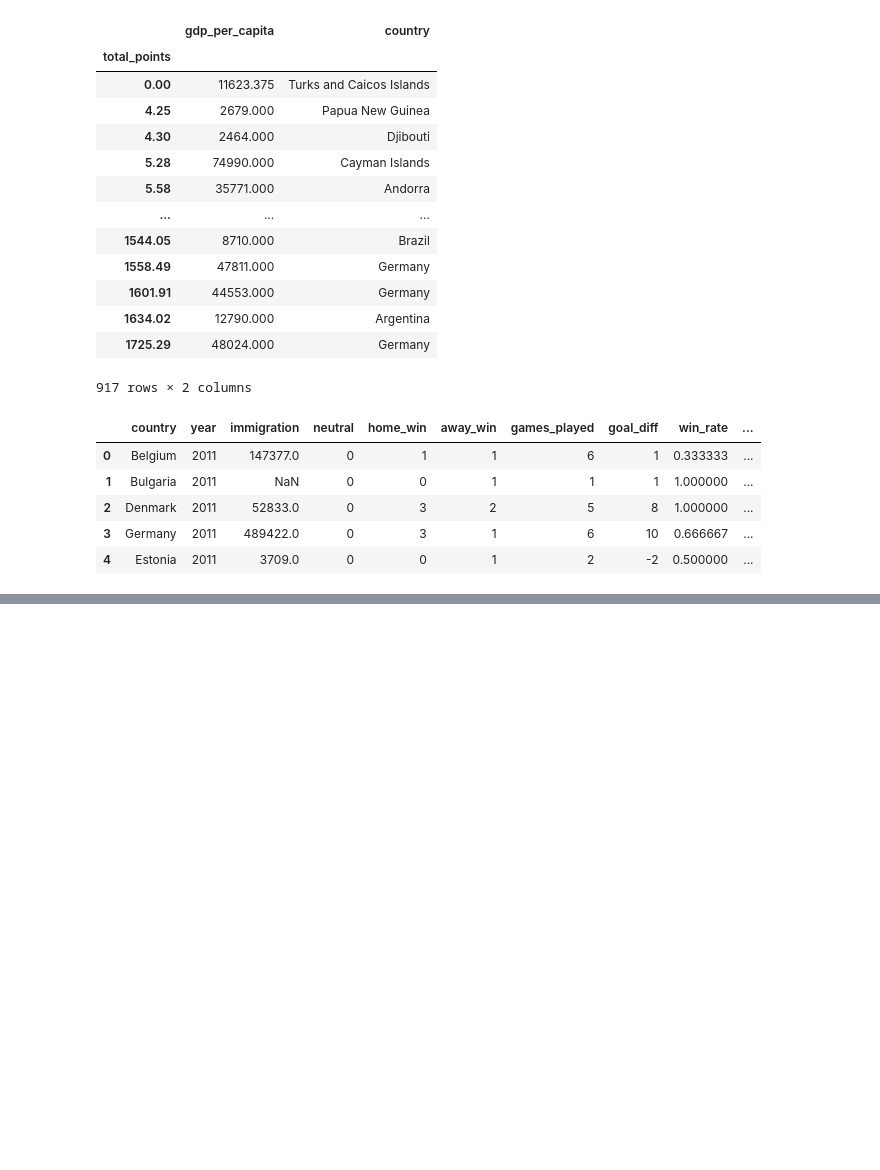
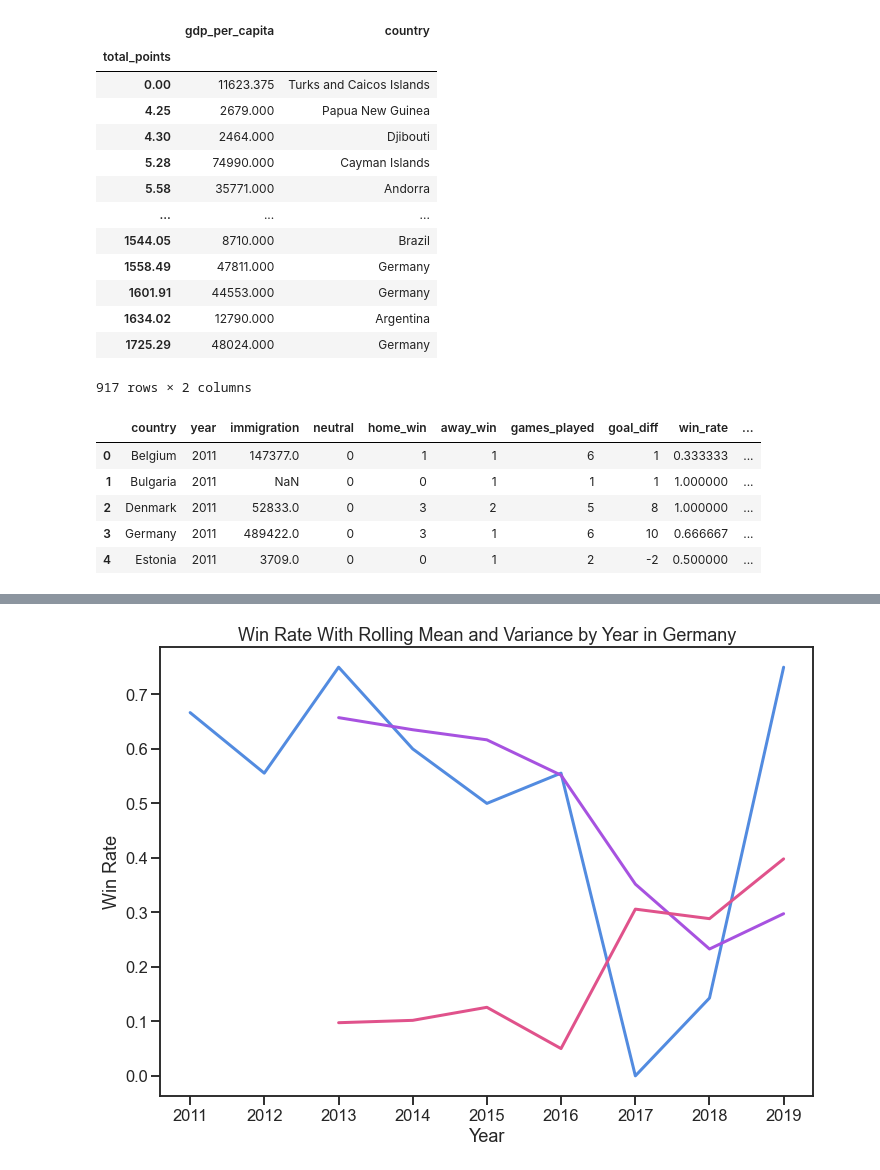
Before and after one commit to silva-nick/cs216-final, a Jupyter notebook: Central.ipynb, the cells around one changed output, grey strips where cells are left out. Cells and saved outputs as stored; diff of their text form; code cells hidden in the pictures; blank space fills up the shorter version.

```diff
--- a/Central.ipynb
+++ b/Central.ipynb
@@ -839,0 +756,17 @@ strong multicollinearity or other numerical problems.
+# %%
+
+dfg = df[df["country"] == "Germany"]
+rolling_mean = dfg.rolling(3).mean()
+rolling_std = dfg.rolling(3).std()
+sns.lineplot(data=dfg, x="date", y="win_rate")
+sns.lineplot(data=rolling_mean, x="date", y="win_rate")
+plot = sns.lineplot(data=rolling_std, x="date", y="win_rate")
+
+plot.legend_ = None
+plot.grid(False)
+plot.set_ylabel("Win Rate")
+plot.set_xlabel("Year")
+plot.set_title("Win Rate With Rolling Mean and Variance by Year in Germany")
+palette = sns.hls_palette(6, h=0.6, l=0.6, s=0.7)
+# %% [output]
+[figure, added]
```
Also changed, not shown: parts of 26 cells of this notebook, 2 other files.
